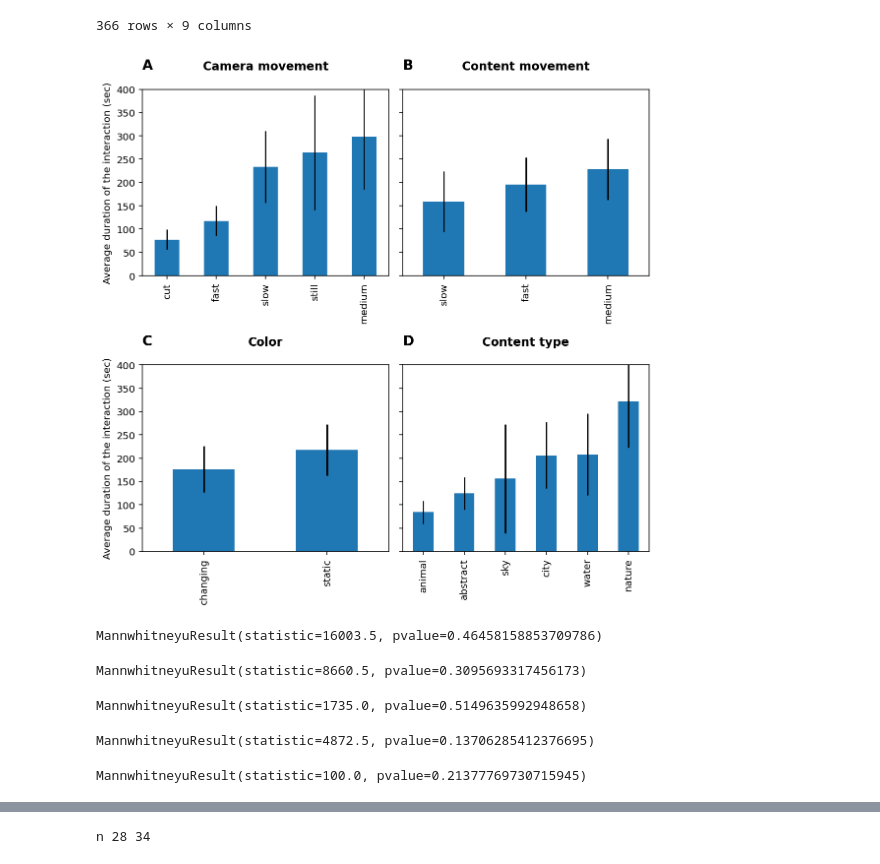
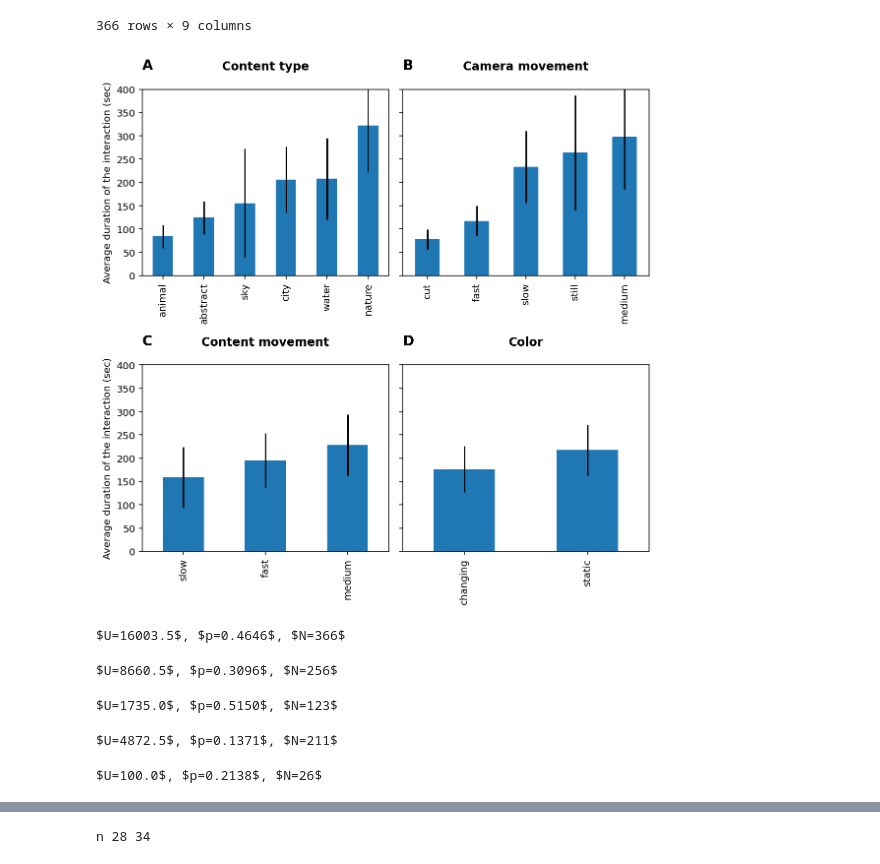
Before and after one commit to AurelienNioche/DoggyVision, a Jupyter notebook: main.ipynb, the cells around one changed output, grey strips where cells are left out. Cells and saved outputs as stored; diff of their text form; code cells hidden in the pictures.

```diff
--- a/main.ipynb
+++ b/main.ipynb
@@ -312,78 +312,96 @@ df
 # %%
 fig, axes = plt.subplots(ncols=2, nrows=2, figsize=(8,8))
 axes = axes.flatten()
+
+label_categories.remove("content_type")
+label_categories.insert(0, "content_type")
 
 for i, cat in enumerate(label_categories):
     ax = axes[i]
     qual = df.groupby(cat)["seconds"].agg([np.mean, sem])
     qual = qual.sort_values("mean")
     qual.plot(kind = "bar", y = "mean", ylabel="seconds", legend = False,
               yerr = "sem", ax=ax)
 
     feature_name = cat.replace("_", " ").capitalize() + "\n"
     ax.set_title(feature_name, fontweight='bold')
     ax.set_xlabel("")
     if i % 2 == 0:
         ax.set_ylabel("Average duration of the interaction (sec)")
     else:
         ax.set_yticklabels("")
         ax.set_ylabel("")
     ax.set_ylim(0, 400)
 
 for ax, letter in zip(axes, string.ascii_uppercase):
     if i % 2 == 0:
         lat_pos = - 0.08
     else:
         lat_pos = - 0.0
 
     ax.text(lat_pos, 1.09, letter, fontsize=14, fontweight="bold", va="bottom", ha="left",
             transform=ax.transAxes)
 
 plt.tight_layout()
 
 plt.savefig("fig/features.pdf")
 # %% [output]
-[figure, old version]
+[figure, new version]
 # %%
 cat = "color"
 modalities = "changing", "static"
 x1 = df[df[cat] == modalities[0]].seconds.values
 x2 = df[df[cat] == modalities[1]].seconds.values
-mannwhitneyu(x1, x2)
+# print(f"N={len(x1) + len(x2) } ({len(x1)} + {len(x2)})")
+u, p = mannwhitneyu(x1, x2)
+n = len(x1) + len(x2)
+print(f"$U={u}$, $p={p:.4f}$, $N={len(x1) + len(x2)}$")
 # %% [output]
-MannwhitneyuResult(statistic=16003.5, pvalue=0.46458158853709786)
+$U=16003.5$, $p=0.4646$, $N=366$
 # %%
 cat = "content_movement"
 modalities = "medium", "slow"
 x1 = df[df[cat] == modalities[0]].seconds.values
 x2 = df[df[cat] == modalities[1]].seconds.values
-mannwhitneyu(x1, x2)
+# print(f"N={len(x1) + len(x2) } ({len(x1)} + {len(x2)})")
+u, p = mannwhitneyu(x1, x2)
+n = len(x1) + len(x2)
+print(f"$U={u}$, $p={p:.4f}$, $N={len(x1) + len(x2)}$")
 # %% [output]
-MannwhitneyuResult(statistic=8660.5, pvalue=0.3095693317456173)
+$U=8660.5$, $p=0.3096$, $N=256$
 # %%
 cat = "camera_movement"
 modalities = "cut", "medium"
 x1 = df[df[cat] == modalities[0]].seconds.values
 x2 = df[df[cat] == modalities[1]].seconds.values
-mannwhitneyu(x1, x2)
+# print(f"N={len(x1) + len(x2) } ({len(x1)} + {len(x2)})")
+u, p = mannwhitneyu(x1, x2)
+n = len(x1) + len(x2)
+print(f"$U={u}$, $p={p:.4f}$, $N={len(x1) + len(x2)}$")
 # %% [output]
-MannwhitneyuResult(statistic=1735.0, pvalue=0.5149635992948658)
+$U=1735.0$, $p=0.5150$, $N=123$
 # %%
 cat = "content_type"
 modalities = "animal", "nature"
 x1 = df[df[cat] == modalities[0]].seconds.values
 x2 = df[df[cat] == modalities[1]].seconds.values
-mannwhitneyu(x1, x2)
+# print(f"N={len(x1) + len(x2) } ({len(x1)} + {len(x2)})")
+u, p = mannwhitneyu(x1, x2)
+n = len(x1) + len(x2)
+print(f"$U={u}$, $p={p:.4f}$, $N={len(x1) + len(x2)}$")
 # %% [output]
-MannwhitneyuResult(statistic=4872.5, pvalue=0.13706285412376695)
+$U=4872.5$, $p=0.1371$, $N=211$
 # %%
 cat = "video"
 modalities = "Beach video", "Dog POV"
 x1 = df[df[cat] == modalities[0]].seconds.values
 x2 = df[df[cat] == modalities[1]].seconds.values
-mannwhitneyu(x1, x2)
+# print(f"N={len(x1) + len(x2) } ({len(x1)} + {len(x2)})")
+u, p = mannwhitneyu(x1, x2)
+n = len(x1) + len(x2)
+print(f"$U={u}$, $p={p:.4f}$, $N={len(x1) + len(x2)}$")
 # %% [output]
-MannwhitneyuResult(statistic=100.0, pvalue=0.21377769730715945)
+$U=100.0$, $p=0.2138$, $N=26$
 # %%
 cat = "video"
 modalities = "Beach video", "Angel falls"
```
Also changed, not shown: parts of 3 cells of this notebook, 1 other file.
